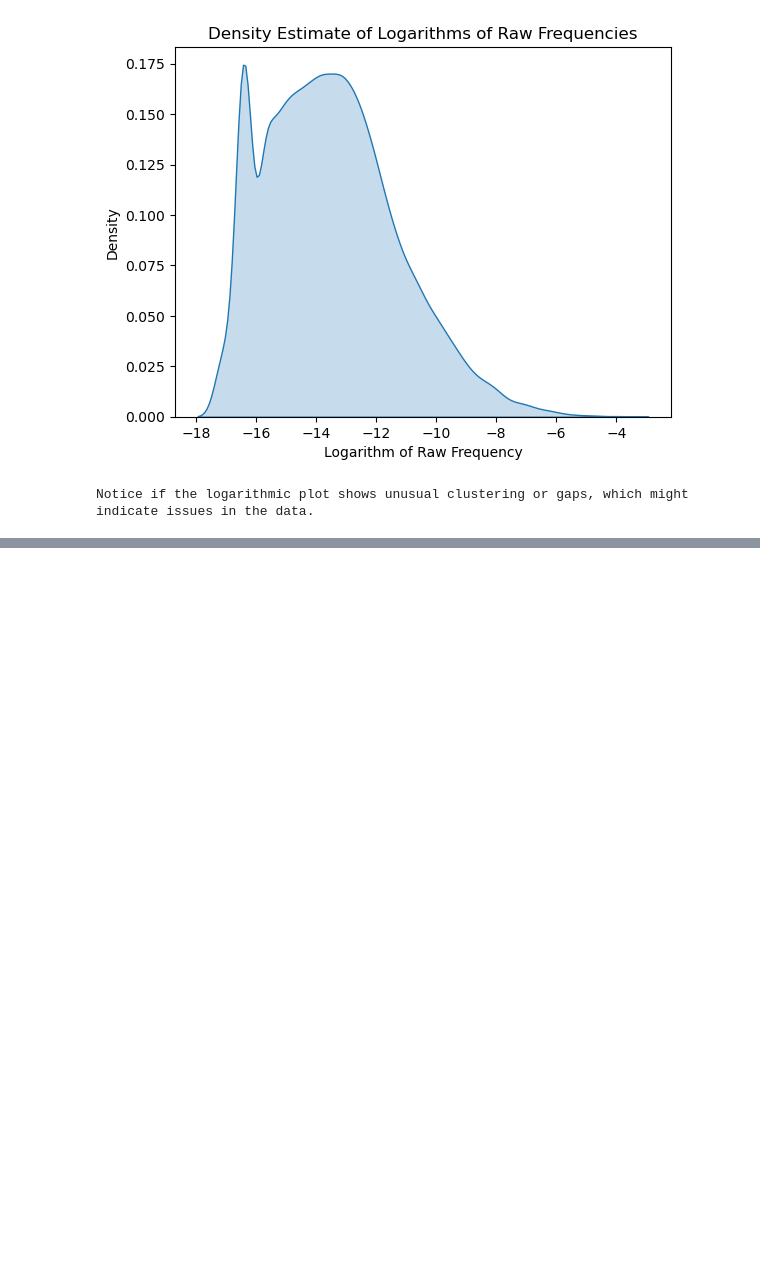
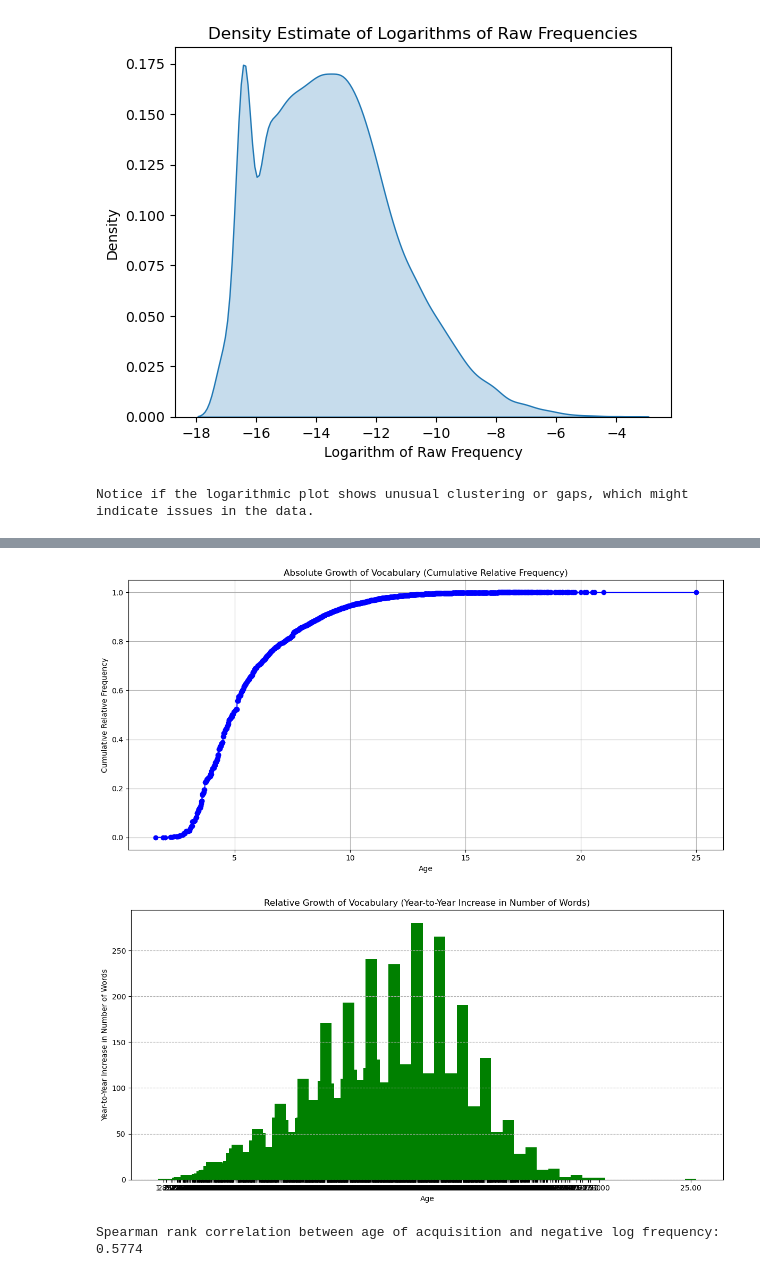
Before and after one commit to eanvhhof/data-sience-for-linguists, a Jupyter notebook: hw2/hw2.ipynb, the cells around one changed output, grey strips where cells are left out. Drawn from its saved outputs; the diff is of its cells as text; code cells hidden in the pictures; blank space fills up the shorter version.

```diff
--- a/hw2/hw2.ipynb
+++ b/hw2/hw2.ipynb
@@ -132,0 +213,55 @@ Notice if the logarithmic plot shows unusual clustering or gaps, which might ind
+# %%
+import matplotlib.pyplot as plt
+
+# Calculate the cumulative frequency for each age
+cumulative_frequencies = []
+for age in ages:
+    acquired_by_age = filtered_data[filtered_data[:, 1] <= age]
+    total_frequency_by_age = np.sum(acquired_by_age[:, -1])
+    cumulative_frequencies.append(total_frequency_by_age)
+
+# Calculate the number of words acquired by each age
+num_words_by_age = []
+for age in ages:
+    acquired_by_age = filtered_data[filtered_data[:, 1] <= age]
+    num_words = len(acquired_by_age)
+    num_words_by_age.append(num_words)
+
+# Plot the absolute growth of vocabulary (cumulative frequency)
+plt.figure(figsize=(12, 6))
+plt.plot(ages, cumulative_frequencies, marker='o', linestyle='-', color='blue')
+plt.xlabel("Age")
+plt.ylabel("Cumulative Relative Frequency")
+plt.title("Absolute Growth of Vocabulary (Cumulative Relative Frequency)")
+plt.grid(True)
+plt.tight_layout()
+plt.show()
+
+# Plot the relative growth of vocabulary (year-to-year increase in number of words)
+vocabulary_increase = np.diff(num_words_by_age)
+plt.figure(figsize=(12, 6))
+plt.bar(ages[1:], vocabulary_increase, color='green', width=0.5)
+plt.xlabel("Age")
+plt.ylabel("Year-to-Year Increase in Number of Words")
+plt.title("Relative Growth of Vocabulary (Year-to-Year Increase in Number of Words)")
+plt.xticks(ages[1:])
+plt.grid(axis='y', linestyle='--')
+plt.tight_layout()
+plt.show()
+# %% [output]
+[figure, added]
+[figure, added]
+# %%
+# Compute negative log frequency
+negative_log_frequency = -np.log(filtered_data[:, -1])
+
+# Compute ranks for age of acquisition and negative log frequency
+age_ranks = np.argsort(np.argsort(filtered_data[:, 1]))
+frequency_ranks = np.argsort(np.argsort(negative_log_frequency))
+
+# Compute Spearman rank correlation using Pearson correlation coefficient
+spearman_corr = np.corrcoef(age_ranks, frequency_ranks)[0, 1]
+
+print(f"Spearman rank correlation between age of acquisition and negative log frequency: {spearman_corr:.4f}")
+# %% [output]
+Spearman rank correlation between age of acquisition and negative log frequency: 0.5774
```
Also changed, not shown: parts of 6 cells of this notebook, 1 other file.
